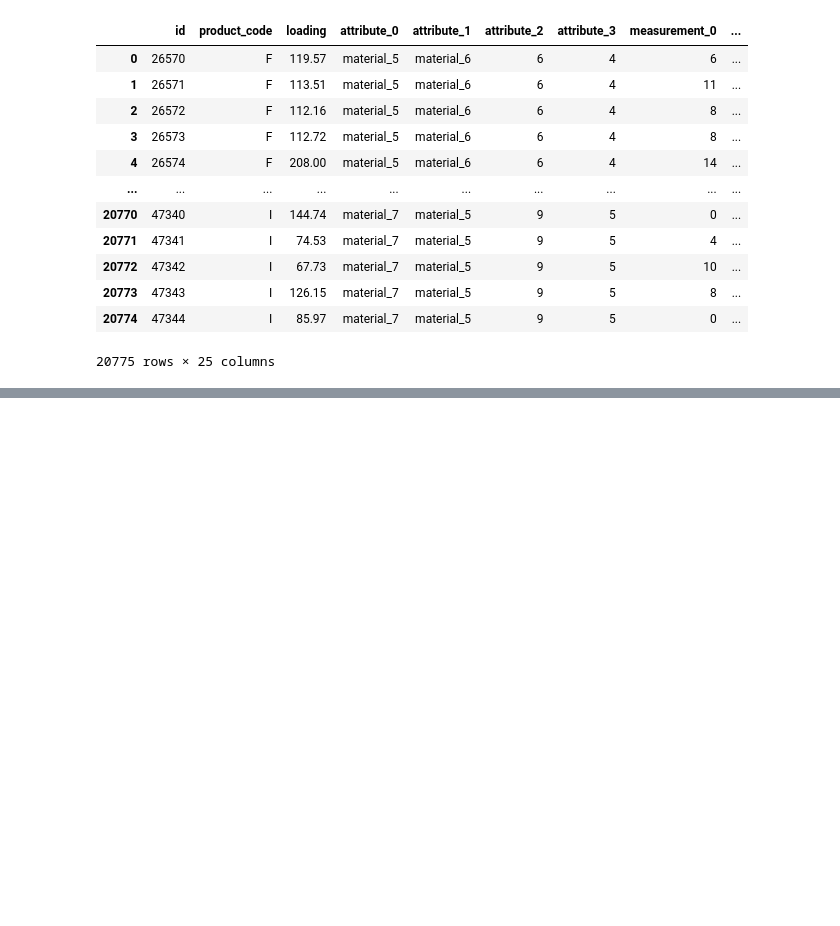
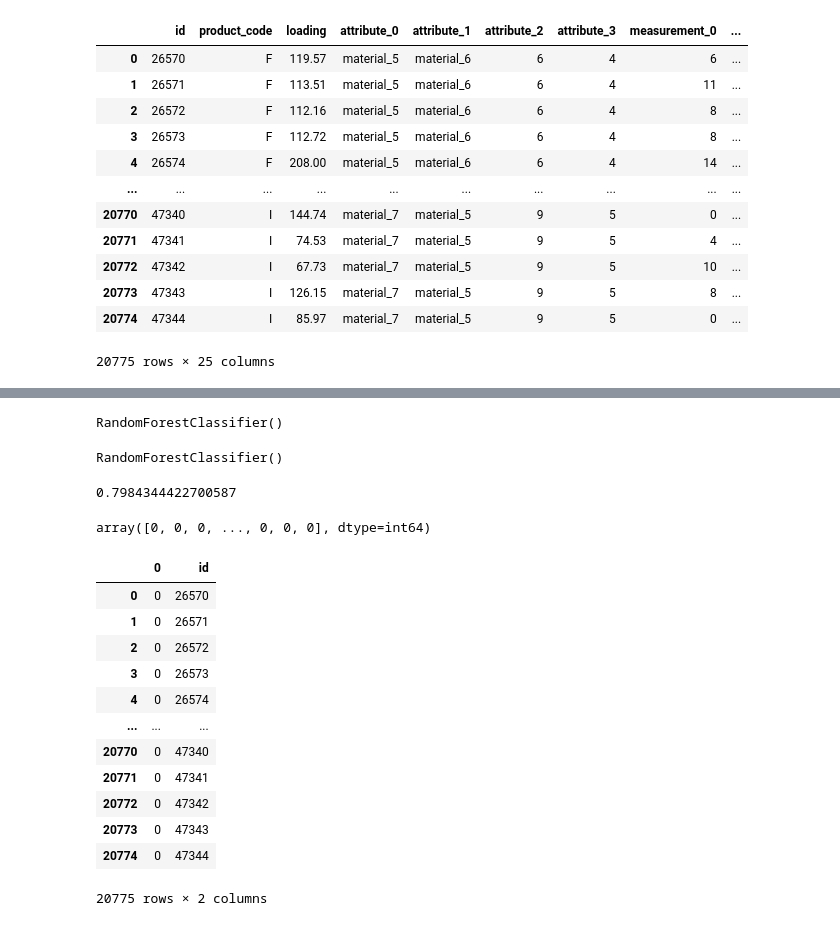
Before and after one commit to sjhh4/Tabular_Playground_Series_Aug_2022, a Jupyter notebook: Second_preprocessing.ipynb, the cells around one changed output, grey strips where cells are left out. Saved outputs shown, nothing was run; the diff lists cells and outputs as text; code cells hidden in the pictures; blank space fills up the shorter version.

```diff
--- a/Second_preprocessing.ipynb
+++ b/Second_preprocessing.ipynb
@@ -631,0 +742,3 @@ df_test = test.drop(columns = ['id'])
+# %%
+test_df = pd.DataFrame(imputed, columns=df_test.columns)
+test_df.info()
@@ -631,0 +783,46 @@ df_test = test.drop(columns = ['id'])
+# %%
+from sklearn.model_selection import train_test_split
+from sklearn.ensemble import RandomForestClassifier
+
+model = RandomForestClassifier()
+model2 = RandomForestClassifier()
+X_train, X_test, y_train, y_test = train_test_split(X, train.failure, random_state = 42)
+# %%
+model.fit(X_train, y_train)
+# %% [output]
+RandomForestClassifier()
+# %%
+model2.fit(X, train.failure)
+# %% [output]
+RandomForestClassifier()
+# %%
+from sklearn.metrics import accuracy_score
+
+predict = model.predict(X_test)
+predict2 = model2.predict(test_df)
+
+score = accuracy_score(y_test, predict)
+print(score)
+# score2 = accuracy_score(df_test, )
+predict2
+# %% [output]
+0.7984344422700587
+array([0, 0, 0, ..., 0, 0, 0], dtype=int64)
+# %%
+predict2 = pd.DataFrame(predict2)
+predict2['id'] = test['id']
+predict2
+# %% [output]
+|  | 0 | id |
+| 0 | 0 | 26570 |
+| 1 | 0 | 26571 |
+| 2 | 0 | 26572 |
+| 3 | 0 | 26573 |
+| 4 | 0 | 26574 |
+| ... | ... | ... |
+| 20770 | 0 | 47340 |
+| 20771 | 0 | 47341 |
+| 20772 | 0 | 47342 |
+| 20773 | 0 | 47343 |
+| 20774 | 0 | 47344 |
+20775 rows × 2 columns
```
Also changed, not shown: parts of 15 cells of this notebook, 3 other files.
